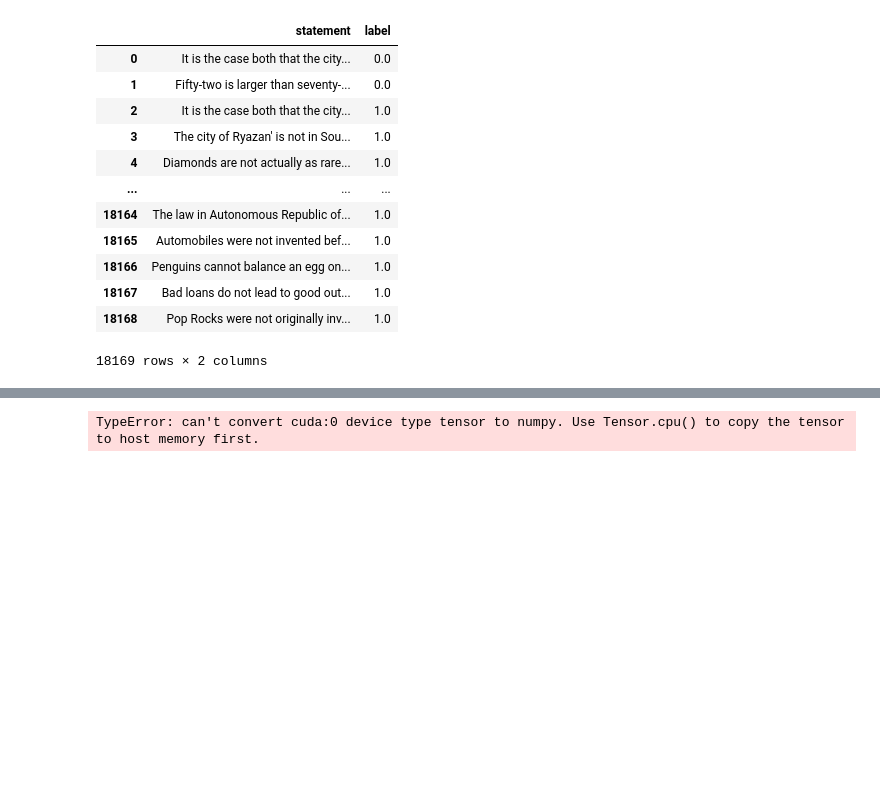
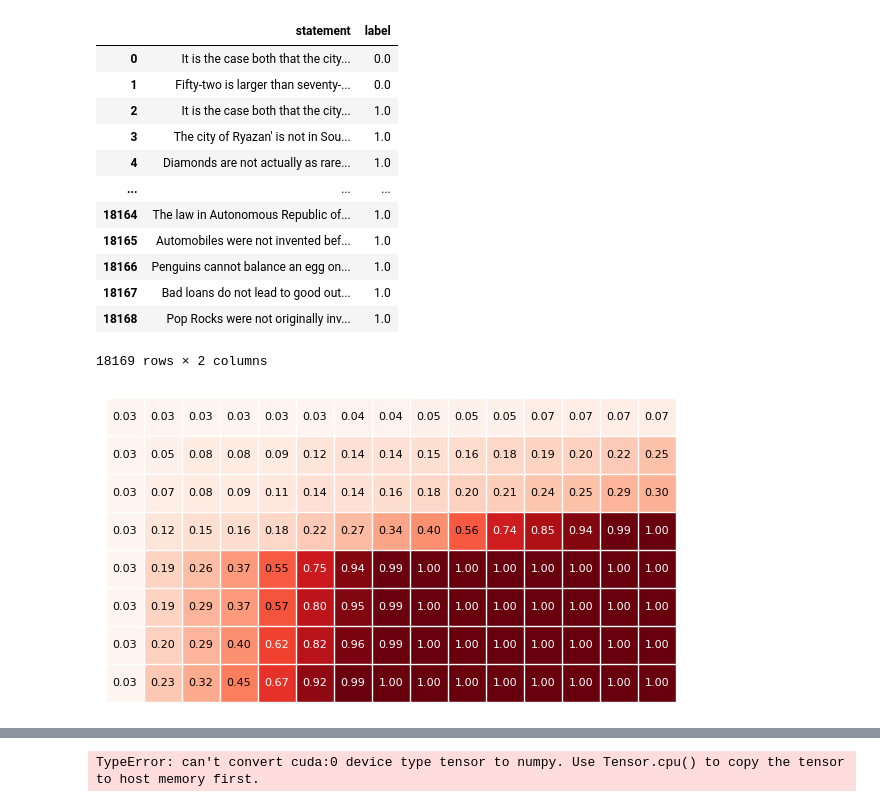
Before and after one commit to Supersheep7/tests_for_beliefs, a Jupyter notebook: test_datasets.ipynb, the cells around one changed output, grey strips where cells are left out. Drawn from its saved outputs; the diff is of its cells as text; code cells hidden in the pictures; blank space fills up the shorter version.

```diff
--- a/test_datasets.ipynb
+++ b/test_datasets.ipynb
@@ -170 +195,31 @@ def plot_heat(accuracies, title="DummyTitle", x_axis="Heads (Sorted)",
+# %%
+import numpy as np
+import matplotlib.pyplot as plt
+
+# Convert to NumPy array
+data = np.array(data)
+
+# Slice first 10x10
+subset = data[:8, :15]
+
+plt.figure(figsize=(6, 6))
+im = plt.imshow(subset, cmap='Reds', interpolation='none', aspect='equal')
+
+# Add gridlines for borders
+for i in range(subset.shape[0] + 1):
+    plt.axhline(i - 0.5, color='white', linewidth=1)
+for j in range(subset.shape[1] + 1):
+    plt.axvline(j - 0.5, color='white', linewidth=1)
+
+# Add annotations
+for i in range(subset.shape[0]):
+    for j in range(subset.shape[1]):
+        color = 'white' if subset[i, j] > 0.6 else 'black'
+        plt.text(j, i, f"{subset[i, j]:.2f}", ha='center', va='center', color=color, fontsize=8)
+
+plt.axis('off')
+plt.tight_layout()
+plt.show()
+# %% [output]
+[figure, added]
 # %%
```
Also changed, not shown: parts of 4 cells of this notebook, 5 other files.
